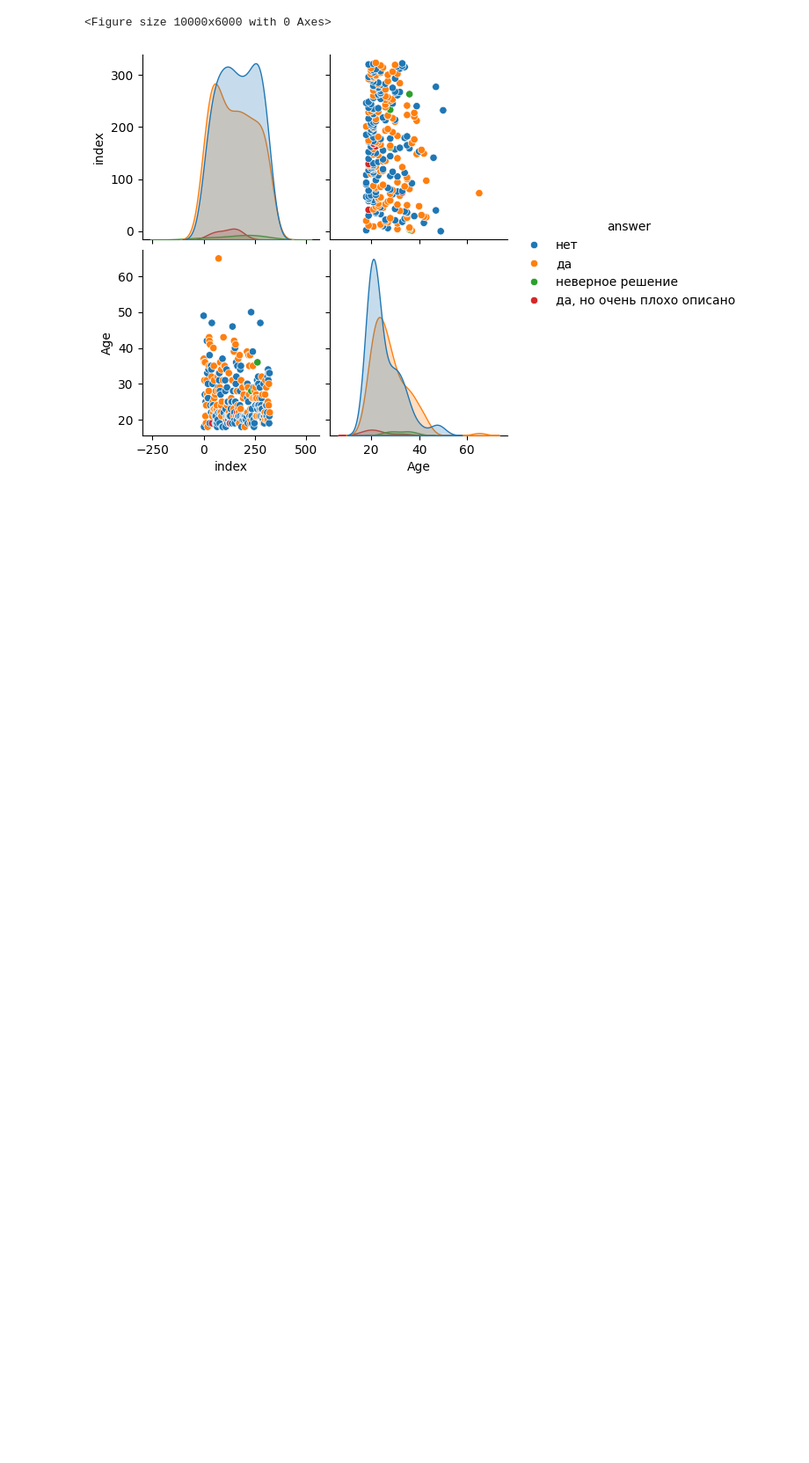
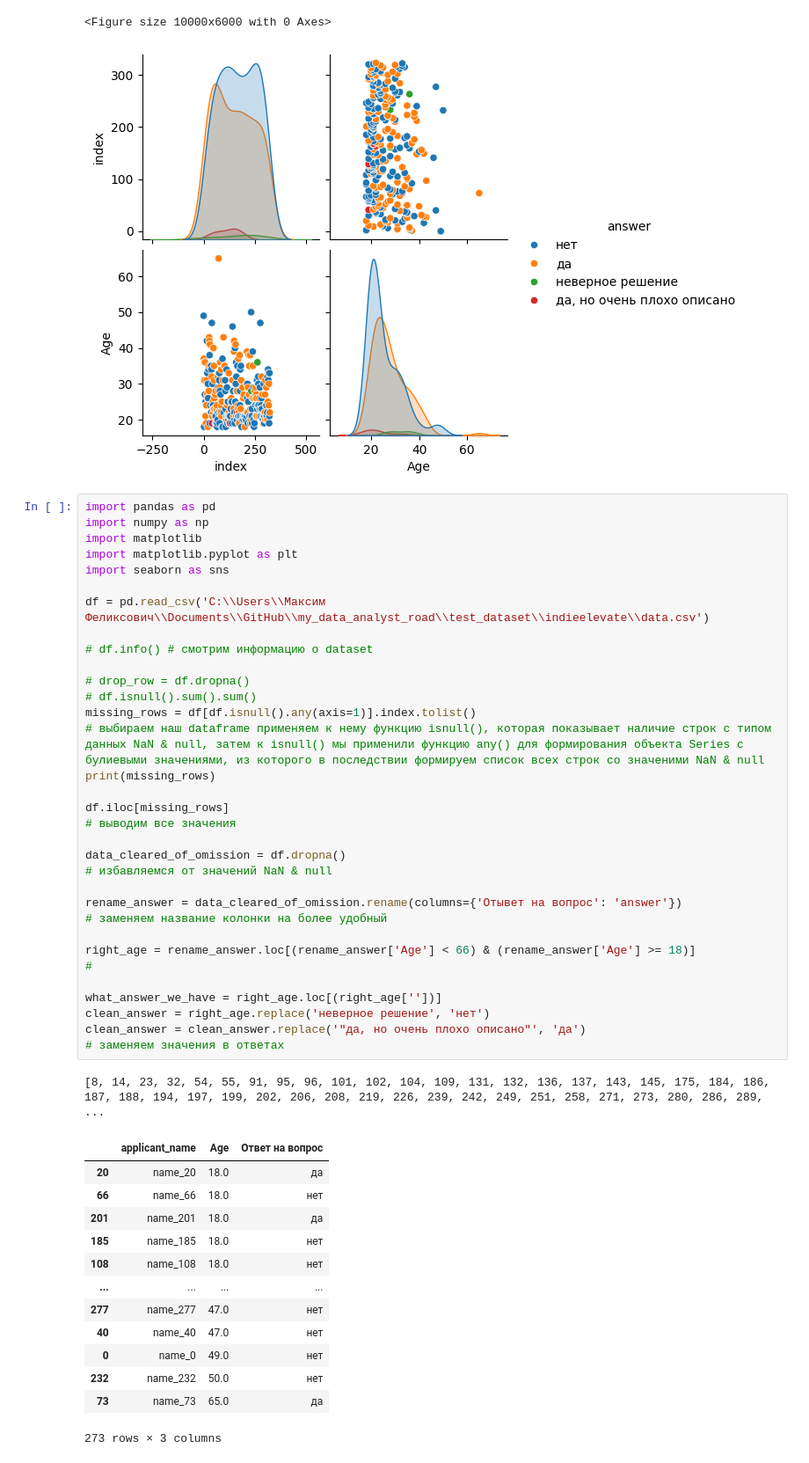
Before and after one commit to dzhamaldinov-maksim/my_data_analyst_road, a Jupyter notebook: test_dataset/indieelevate/main.ipynb, the cells around one changed output. Shown at 88% size. Saved outputs shown, nothing was run; the diff lists cells and outputs as text; blank space fills up the shorter version.

Commit message:
inda test work, stastistics

```diff
--- a/test_dataset/indieelevate/main.ipynb
+++ b/test_dataset/indieelevate/main.ipynb
@@ -27,3 +27,51 @@ plt.show()
 # %% [output]
 <Figure size 10000x6000 with 0 Axes>
 [figure]
+# %%
+import pandas as pd
+import numpy as np
+import matplotlib
+import matplotlib.pyplot as plt
+import seaborn as sns
+
+df = pd.read_csv('C:\\Users\\Максим Феликсович\\Documents\\GitHub\\my_data_analyst_road\\test_dataset\\indieelevate\\data.csv')
+
+# df.info() # смотрим информацию о dataset
+
+# drop_row = df.dropna()
+# df.isnull().sum().sum()
+missing_rows = df[df.isnull().any(axis=1)].index.tolist()
+# выбираем наш dataframe применяем к нему функцию isnull(), которая показывает наличие строк с типом данных NaN & null, затем к isnull() мы применили функцию any() для формирования объекта Series с булиевыми значениями, из которого в последствии формируем список всех строк со значеними NaN & null
+print(missing_rows)
+
+df.iloc[missing_rows]
+# выводим все значения
+
+data_cleared_of_omission = df.dropna()
+# избавляемся от значений NaN & null
+
+rename_answer = data_cleared_of_omission.rename(columns={'Отывет на вопрос': 'answer'})
+# заменяем название колонки на более удобный
+
+right_age = rename_answer.loc[(rename_answer['Age'] < 66) & (rename_answer['Age'] >= 18)]
+#
+
+what_answer_we_have = right_age.loc[(right_age[''])]
+clean_answer = right_age.replace('неверное решение', 'нет')
+clean_answer = clean_answer.replace('"да, но очень плохо описано"', 'да')
+# заменяем значения в ответах
+# %% [output]
+[8, 14, 23, 32, 54, 55, 91, 95, 96, 101, 102, 104, 109, 131, 132, 136, 137, 143, 145, 175, 184, 186, 187, 188, 194, 197, 199, 202, 206, 208, 219, 226, 239, 242, 249, 251, 258, 271, 273, 280, 286, 289, ...
+|  | applicant_name | Age | Ответ на вопрос |
+| 20 | name_20 | 18.0 | да |
+| 66 | name_66 | 18.0 | нет |
+| 201 | name_201 | 18.0 | да |
+| 185 | name_185 | 18.0 | нет |
+| 108 | name_108 | 18.0 | нет |
+| ... | ... | ... | ... |
+| 277 | name_277 | 47.0 | нет |
+| 40 | name_40 | 47.0 | нет |
+| 0 | name_0 | 49.0 | нет |
+| 232 | name_232 | 50.0 | нет |
+| 73 | name_73 | 65.0 | да |
+273 rows × 3 columns
```
Also changed, not shown: 8 other files.
